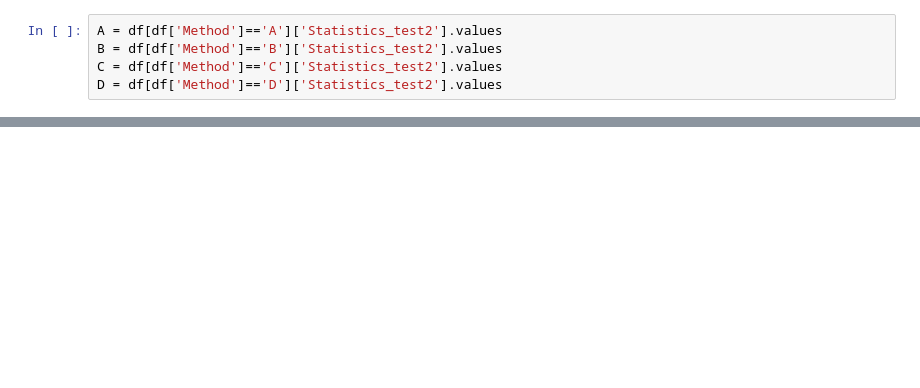
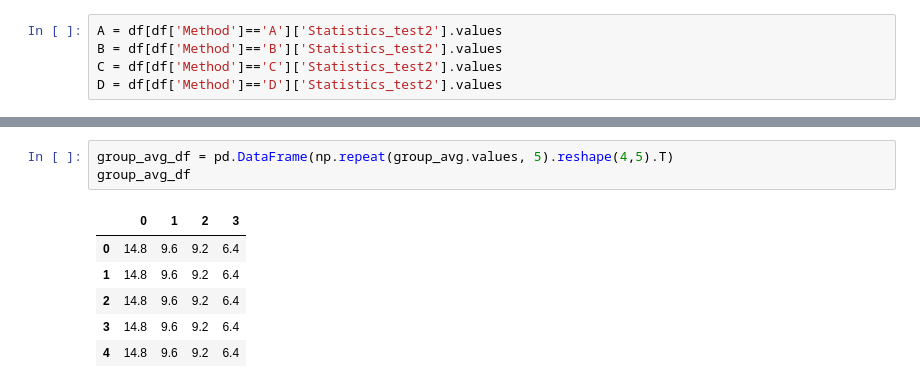
Before and after one commit to kanix29/statistics_r2python, a Jupyter notebook: Chapter7.ipynb, the cells around one changed output, grey strips where cells are left out. Drawn from its saved outputs; the diff is of its cells as text; blank space fills up the shorter version.

```diff
--- a/Chapter7.ipynb
+++ b/Chapter7.ipynb
@@ -67,0 +108,10 @@ array([15,  9, 18, 14, 18, 13,  8,  8, 12,  7, 10,  6, 11,  7, 12, 10,  7,
+# %%
+group_avg_df = pd.DataFrame(np.repeat(group_avg.values, 5).reshape(4,5).T)
+group_avg_df
+# %% [output]
+|  | 0 | 1 | 2 | 3 |
+| 0 | 14.8 | 9.6 | 9.2 | 6.4 |
+| 1 | 14.8 | 9.6 | 9.2 | 6.4 |
+| 2 | 14.8 | 9.6 | 9.2 | 6.4 |
+| 3 | 14.8 | 9.6 | 9.2 | 6.4 |
+| 4 | 14.8 | 9.6 | 9.2 | 6.4 |
```
Also changed, not shown: parts of 54 cells of this notebook, 1 other file.
